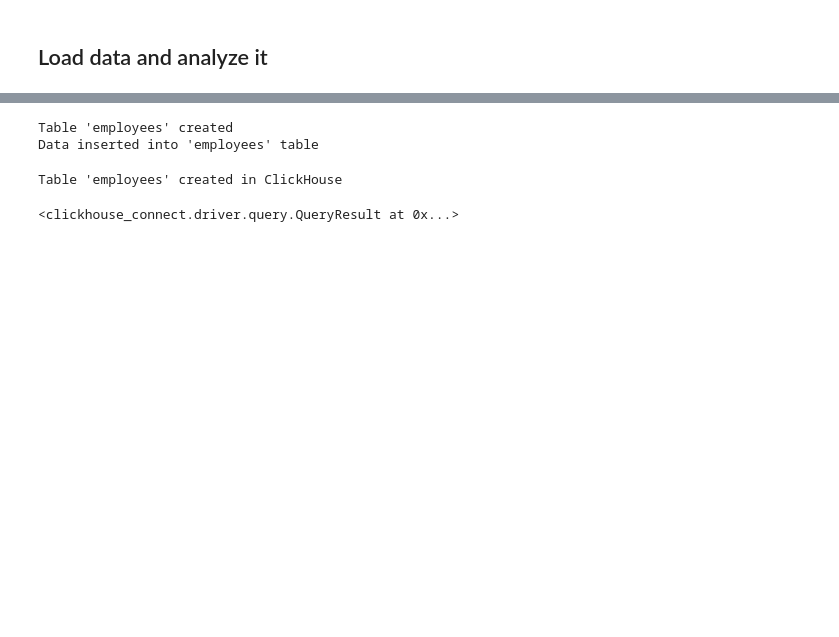
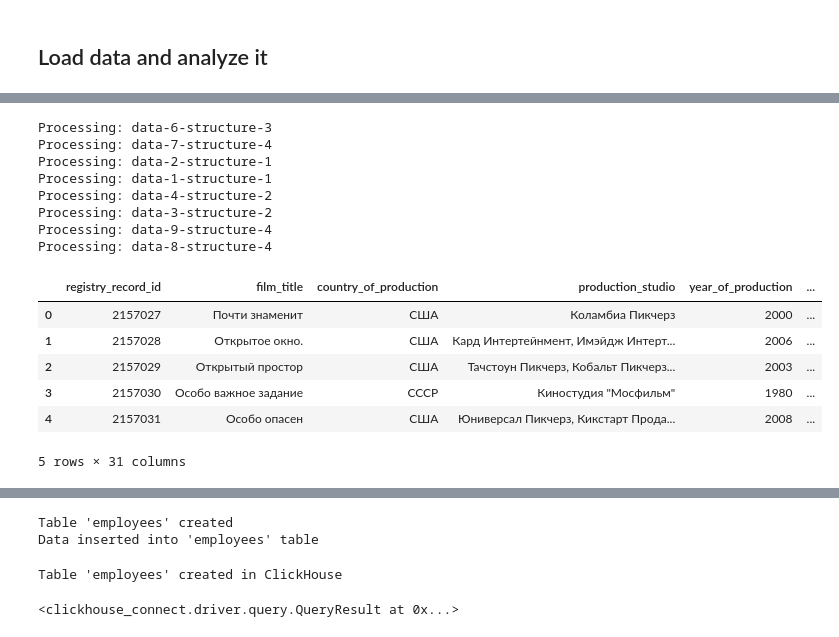
Before and after one commit to rvegrc/de, a Jupyter notebook: db_ops/db_ops.ipynb, the cells around one changed output, grey strips where cells are left out. Cells and saved outputs as stored; diff of their text form; code cells hidden in the pictures; blank space fills up the shorter version.

```diff
--- a/db_ops/db_ops.ipynb
+++ b/db_ops/db_ops.ipynb
@@ -308,0 +102,9 @@ ArrowInvalid: ("Could not convert '1' with type str: tried to convert to double"
+# %%
+fc_reg_path = f'{data_path}/film_cert_registry'
+# %%
+# write files to df dict
+
+fc_reg_dict = pd_tools.dict_dfs(fc_reg_path)
+# %%
+file_names = list(fc_reg_dict.keys())  # Convert keys to a list for easier manipulation
+file_names
@@ -308,0 +233,29 @@ ArrowInvalid: ("Could not convert '1' with type str: tried to convert to double"
+# %%
+# create new dict_df with only renamed columns
+fc_reg_dict_new = {}
+for file_name in file_names:
+    print(f'Processing: {file_name}')
+    df_old = fc_reg_dict[file_name]
+    df_new = df_old.rename(columns=column_rename_map)
+    df_new = df_new.copy()[new_df_columns]
+    fc_reg_dict_new[file_name] = df_new  # Update the null dictionary with df has renamed columns only
+
+# create df with all df from dict
+fc_reg_df = pd.concat(fc_reg_dict_new.values(), ignore_index=True)
+fc_reg_df.head()
+# %% [output]
+Processing: data-6-structure-3
+Processing: data-7-structure-4
+Processing: data-2-structure-1
+Processing: data-1-structure-1
+Processing: data-4-structure-2
+Processing: data-3-structure-2
+Processing: data-9-structure-4
+Processing: data-8-structure-4
+|  | registry_record_id | film_title | country_of_production | production_studio | year_of_production | ... |
+| 0 | 2157027 | Почти знаменит | США | Коламбиа Пикчерз | 2000 | ... |
+| 1 | 2157028 | Открытое окно. | США | Кард Интертейнмент, Имэйдж Интерт... | 2006 | ... |
+| 2 | 2157029 | Открытый простор | США | Тачстоун Пикчерз, Кобальт Пикчерз... | 2003 | ... |
+| 3 | 2157030 | Особо важное задание | СССР | Киностудия "Мосфильм" | 1980 | ... |
+| 4 | 2157031 | Особо опасен | США | Юниверсал Пикчерз, Кикстарт Прода... | 2008 | ... |
+5 rows × 31 columns
```
Also changed, not shown: parts of 41 cells of this notebook, 1 other file.
